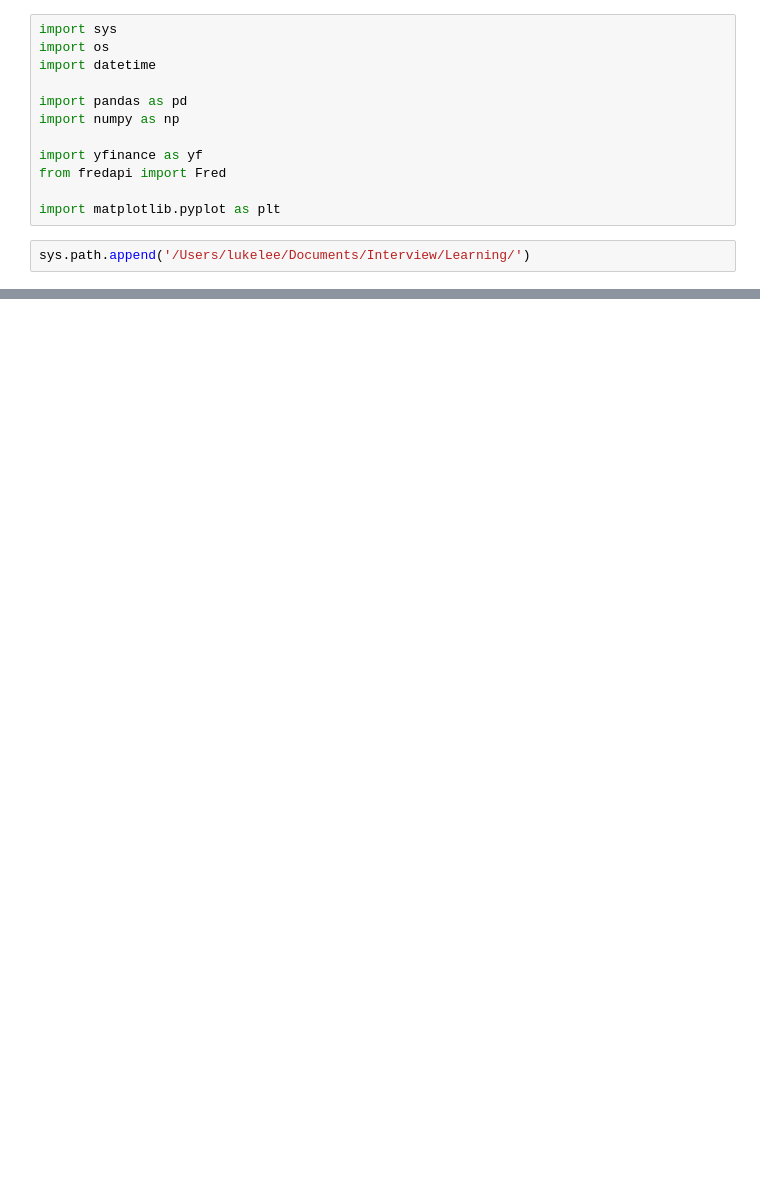
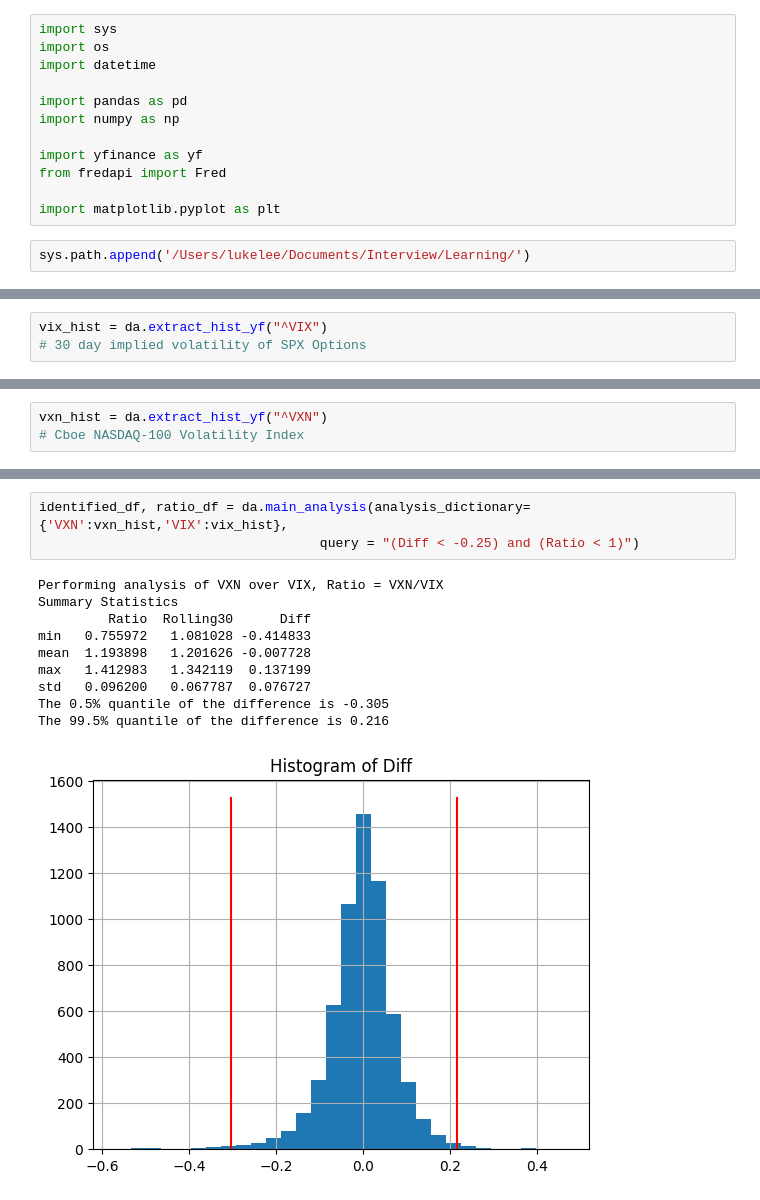
Before and after one commit to always-keep-trying/options_trading, a Jupyter notebook: code/Finding_an_Edge.ipynb, the cells around one changed output, grey strips where cells are left out. Cells and saved outputs as stored; diff of their text form; blank space fills up the shorter version.

```diff
--- a/code/Finding_an_Edge.ipynb
+++ b/code/Finding_an_Edge.ipynb
@@ -307,0 +31,3 @@ VXNCLS_data = pd.DataFrame(fred.get_series("VXNCLS"),columns=['Close'])
+# %%
+vix_hist = da.extract_hist_yf("^VIX")
+# 30 day implied volatility of SPX Options
@@ -307,0 +45,3 @@ VXNCLS_data = pd.DataFrame(fred.get_series("VXNCLS"),columns=['Close'])
+# %%
+vxn_hist = da.extract_hist_yf("^VXN")
+# Cboe NASDAQ-100 Volatility Index
@@ -307,0 +70,14 @@ VXNCLS_data = pd.DataFrame(fred.get_series("VXNCLS"),columns=['Close'])
+# %%
+identified_df, ratio_df = da.main_analysis(analysis_dictionary={'VXN':vxn_hist,'VIX':vix_hist},
+                                    query = "(Diff < -0.25) and (Ratio < 1)")
+# %% [output]
+Performing analysis of VXN over VIX, Ratio = VXN/VIX
+Summary Statistics
+         Ratio  Rolling30      Diff
+min   0.755972   1.081028 -0.414833
+mean  1.193898   1.201626 -0.007728
+max   1.412983   1.342119  0.137199
+std   0.096200   0.067787  0.076727
+The 0.5% quantile of the difference is -0.305
+The 99.5% quantile of the difference is 0.216
+[figure, added]
```
Also changed, not shown: parts of 52 cells of this notebook.
